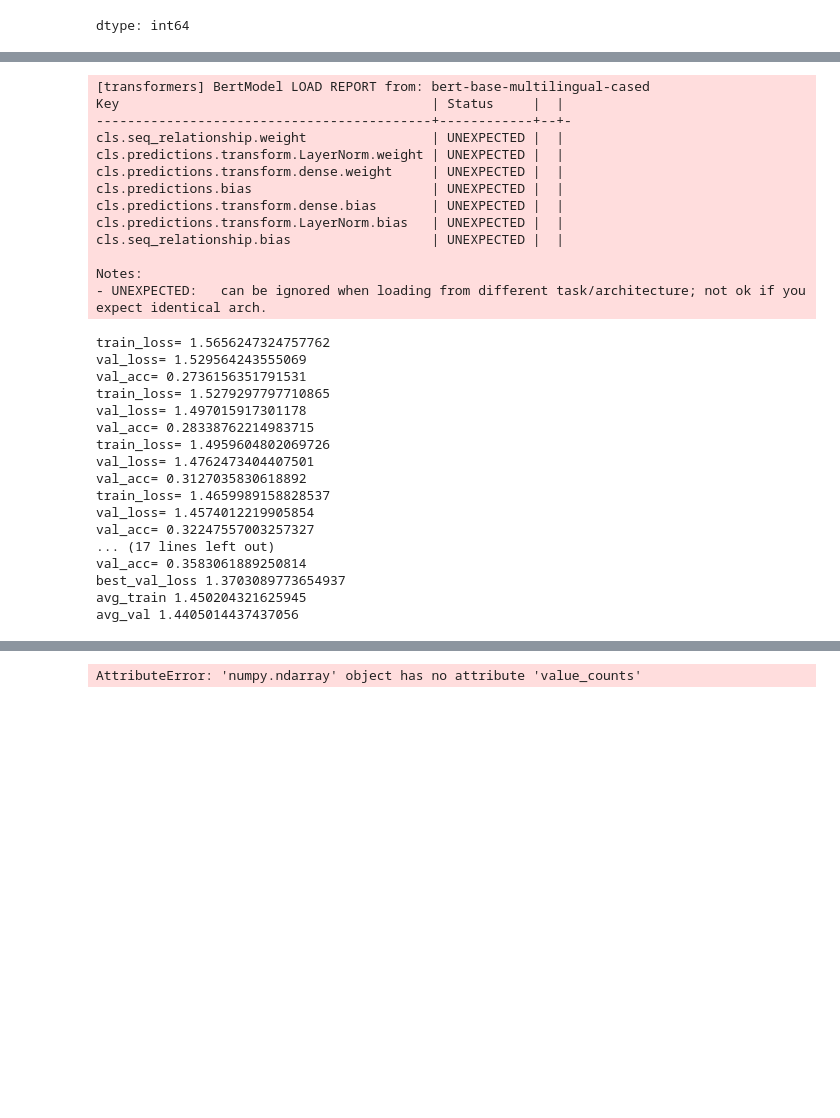
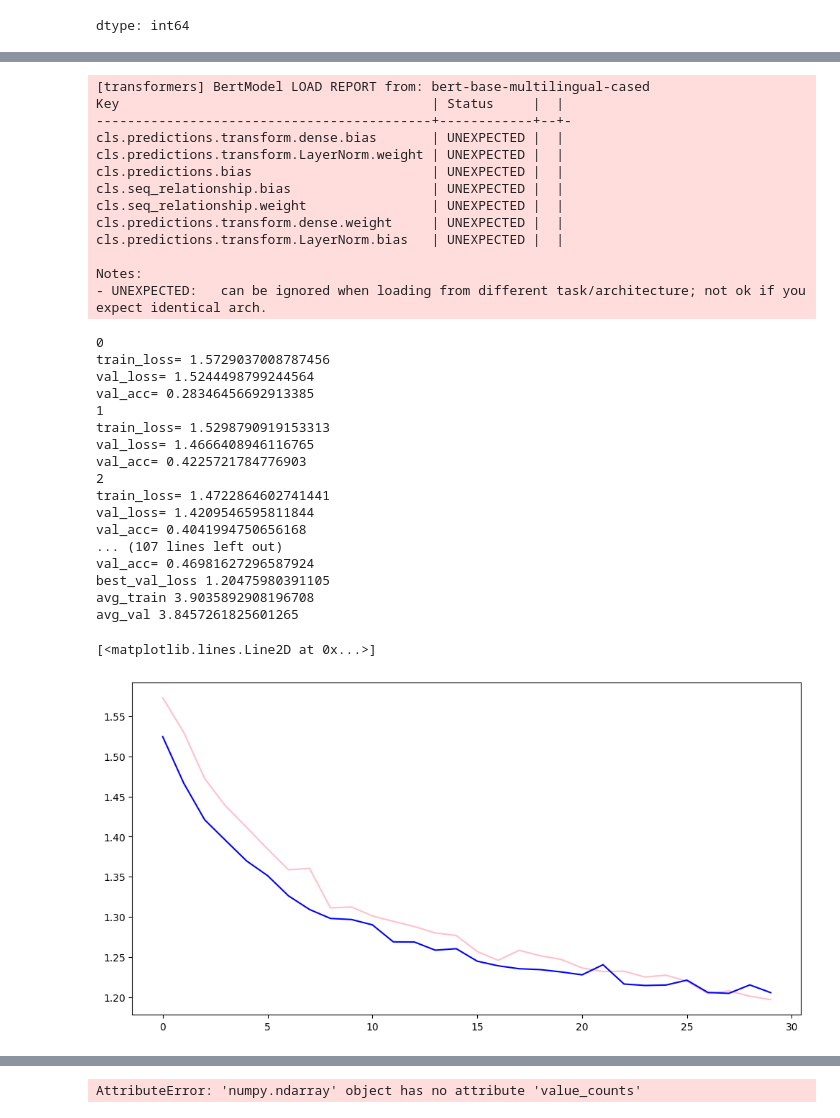
Before and after one commit to vika-ryt/ai_bisnes_cases, a Jupyter notebook: _AI_buisness_casses_case1_berts_ipynb__.ipynb, the cells around one changed output, grey strips where cells are left out. Cells and saved outputs as stored; diff of their text form; code cells hidden in the pictures; blank space fills up the shorter version.

```diff
--- a/_AI_buisness_casses_case1_berts_ipynb__.ipynb
+++ b/_AI_buisness_casses_case1_berts_ipynb__.ipynb
@@ -1,7 +1,7 @@
 # %%
 import pandas as pd
 import numpy as np
-df = pd.read_excel('/content/cases_train2 (11).xlsx')
+df = pd.read_excel('/content/cases_train2 (12).xlsx')
 df['Оценка'] = df['Оценка'].round().astype('Int64')
 df_test_cases = pd.read_excel('/content/Test1_2 (3).xlsx')
 df_test_cases['Оценка'] = df_test_cases['Оценка'].round().astype('Int64')
@@ -240,13 +239,13 @@ criterion = criterion_audience
 [transformers] BertModel LOAD REPORT from: bert-base-multilingual-cased
 Key                                        | Status     |  |
 -------------------------------------------+------------+--+-
+cls.predictions.transform.dense.bias       | UNEXPECTED |  |
+cls.predictions.transform.LayerNorm.weight | UNEXPECTED |  |
+cls.predictions.bias                       | UNEXPECTED |  |
+cls.seq_relationship.bias                  | UNEXPECTED |  |
 cls.seq_relationship.weight                | UNEXPECTED |  |
-cls.predictions.transform.LayerNorm.weight | UNEXPECTED |  |
 cls.predictions.transform.dense.weight     | UNEXPECTED |  |
-cls.predictions.bias                       | UNEXPECTED |  |
-cls.predictions.transform.dense.bias       | UNEXPECTED |  |
 cls.predictions.transform.LayerNorm.bias   | UNEXPECTED |  |
-cls.seq_relationship.bias                  | UNEXPECTED |  |
 
 Notes:
 - UNEXPECTED:   can be ignored when loading from different task/architecture; not ok if you expect identical arch.
@@ -254,12 +253,17 @@ Notes:
 best_loss_audience = float("inf")
 loss_all = 0
 loss_val = 0
-for epoch in range(10):
+train_losses_audience = []
+val_losses_audience = []
+for epoch in range(30):
   train_loss = train(X_text_dataloader_audience)
   loss_all += train_loss
+  train_losses_audience.append(train_loss)
+  print(epoch)
   print("train_loss=", train_loss)
   val_loss, val_acc, predictions = evals(X_val_dataloader_audience)
   loss_val+=val_loss
+  val_losses_audience.append(val_loss)
   print("val_loss=", val_loss)
   print("val_acc=", val_acc)
   if val_loss <= best_loss_audience:
@@ -269,23 +273,33 @@ print("best_val_loss", best_loss_audience)
 print("avg_train", loss_all / 10)
 print("avg_val", loss_val / 10)
 # %% [output]
-train_loss= 1.5656247324757762
-val_loss= 1.529564243555069
-val_acc= 0.2736156351791531
-train_loss= 1.5279297797710865
-val_loss= 1.497015917301178
-val_acc= 0.28338762214983715
-train_loss= 1.4959604802069726
-val_loss= 1.4762473404407501
-val_acc= 0.3127035830618892
-train_loss= 1.4659989158828537
-val_loss= 1.4574012219905854
-val_acc= 0.32247557003257327
-... (17 lines left out)
-val_acc= 0.3583061889250814
-best_val_loss 1.3703089773654937
-avg_train 1.450204321625945
-avg_val 1.4405014437437056
+0
+train_loss= 1.5729037008787456
+val_loss= 1.5244498799244564
+val_acc= 0.28346456692913385
+1
+train_loss= 1.5298790919153313
+val_loss= 1.4666408946116765
+val_acc= 0.4225721784776903
+2
+train_loss= 1.4722864602741441
+val_loss= 1.4209546595811844
+val_acc= 0.4041994750656168
+... (107 lines left out)
+val_acc= 0.46981627296587924
+best_val_loss 1.20475980391105
+avg_train 3.9035892908196708
+avg_val 3.8457261825601265
+# %%
+import matplotlib.pyplot as plt
+import seaborn as sns
+plt.figure(figsize=(12,6))
+epoches = [i for i in range(30)]
+plt.plot(epoches, train_losses_audience, color="pink")
+plt.plot(epoches, val_losses_audience, color="blue")
+# %% [output]
+[<matplotlib.lines.Line2D at 0x...>]
+[figure, added]
 # %%
 model_audience.load_state_dict(torch.load("best_model_audience.pt"))
 model_audience.to(device)
```
Also changed, not shown: parts of 29 cells of this notebook.
